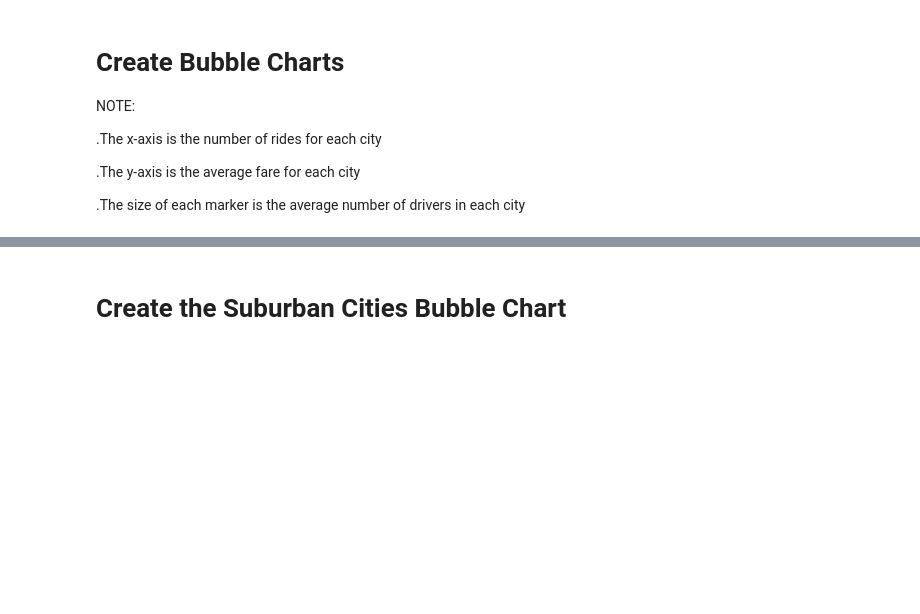
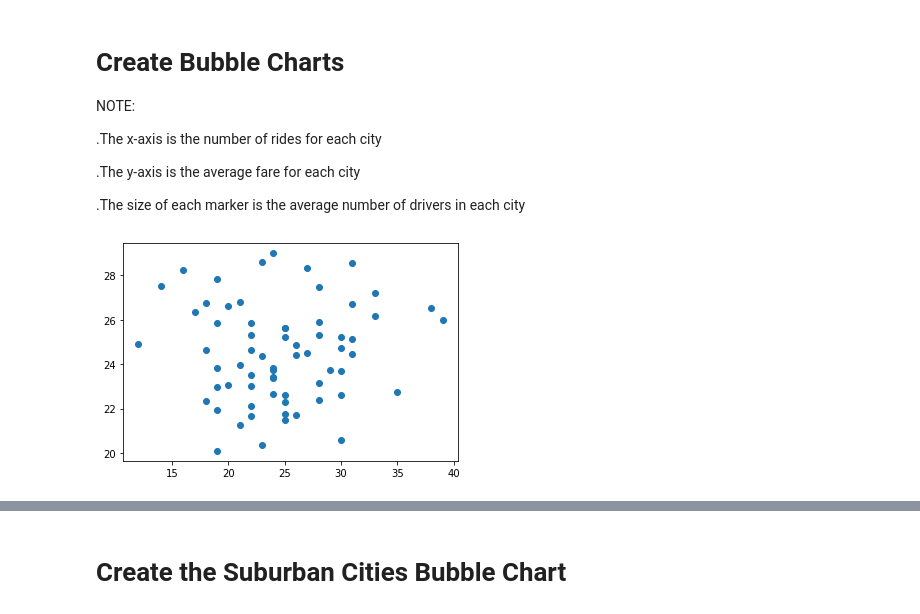
Before and after one commit to Harpritkc/PyBer-Analysis, a Jupyter notebook: PyBer.ipynb, the cells around one changed output, grey strips where cells are left out. Drawn from its saved outputs; the diff is of its cells as text; code cells hidden in the pictures; blank space fills up the shorter version.

```diff
--- a/PyBer.ipynb
+++ b/PyBer.ipynb
@@ -308,3 +390,9 @@ NOTE:
 .The y-axis is the average fare for each city
 
 .The size of each marker is the average number of drivers in each city
+# %%
+# Build the Scatter Plots for Urban Cities.
+plt.scatter(urban_ride_count, urban_avg_fare)
+plt.show()
+# %% [output]
+[figure, added]
```
Also changed, not shown: parts of 83 cells of this notebook, 5 other files.
